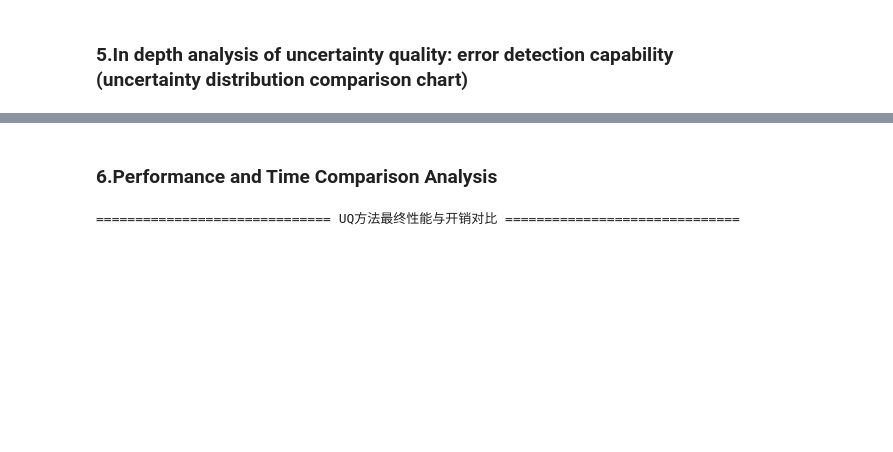
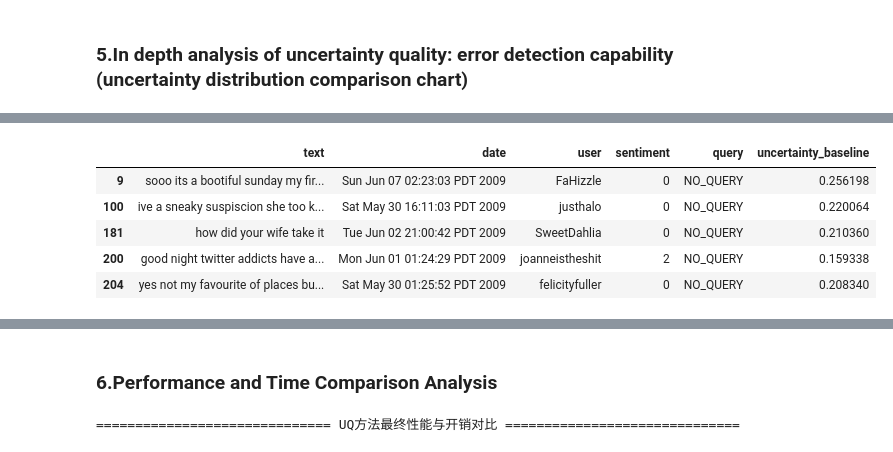
Before and after one commit to YoloYao/Uncertainty-Sentiment-Analysis, a Jupyter notebook: notebooks/3_analysis_visualization.ipynb, the cells around one changed output, grey strips where cells are left out. Cells and saved outputs as stored; diff of their text form; code cells hidden in the pictures; blank space fills up the shorter version.

```diff
--- a/notebooks/3_analysis_visualization.ipynb
+++ b/notebooks/3_analysis_visualization.ipynb
@@ -729,0 +731,86 @@ plt.show()
+# %%
+import pandas as pd
+import numpy as np
+import os
+from src import config # 确保config已导入
+
+# --- 1. 确保所有需要的数据已经从之前的单元格计算得出 ---
+# uncertainty_scores: 包含每种方法不确定性分数的字典
+# y_true_for_roc: 0代表正确预测, 1代表错误预测
+# test_df: 原始的测试集DataFrame
+# results_preds: 包含每种方法预测结果的字典
+
+print("开始进行三个特殊场景的数据筛选...")
+
+# --- 2. 准备工作：创建 report 目录 ---
+OUTPUT_DIR = '../report/'
+os.makedirs(OUTPUT_DIR, exist_ok=True)
+
+# --------------------------------------------------------------------------------
+# 场景一：SNGP的蓝色峰值为何显著低于其他方法？
+# 筛选条件：预测正确，且不确定性极低 (熵 < 0.1)
+# --- 核心修改：我们将这里的逻辑更新为对比基线和SNGP的校准效果 ---
+
+# a. 条件一：基线模型和SNGP都预测正确
+correct_mask_baseline = (results_preds['Baseline'] == y_true)
+correct_mask_sngp = (results_preds['SNGP'] == y_true)
+both_correct_mask = correct_mask_baseline & correct_mask_sngp
+
+# b. 条件二：基线模型极度自信 (熵非常低)
+baseline_confident_mask = uncertainty_scores['Baseline'] < 0.1
+
+# c. 条件三：SNGP模型相对更谨慎 (熵没有那么低)
+sngp_tempered_mask = uncertainty_scores['SNGP'] > 0.1
+
+# d. 组合所有条件，找到目标样本
+final_mask_s1 = both_correct_mask & baseline_confident_mask & sngp_tempered_mask
+sngp_scenario1_indices = np.where(final_mask_s1)[0]
+
+# e. 提取数据并加入对比所需的新列
+sngp_scenario1_df = test_df.iloc[sngp_scenario1_indices].copy()
+sngp_scenario1_df['uncertainty_baseline'] = uncertainty_scores['Baseline'][sngp_scenario1_indices] # <-- 新增/修改
+sngp_scenario1_df['uncertainty_sngp'] = uncertainty_scores['SNGP'][sngp_scenario1_indices]     # <-- 新增/修改
+
+# f. 更新文件名以反映新的分析内容
+sngp_scenario1_df.to_csv(os.path.join(OUTPUT_DIR, '3_5_scenario1_sngp_calibration_effect.csv'), index=False) # <-- 新增/修改
+print(f"\n场景一：找到 {len(sngp_scenario1_df)} 个基线模型极度自信而SNGP更谨慎的样本。")
+# --- 以上是场景一的全部修改 ---
+
+
+# --------------------------------------------------------------------------------
+# 场景二：SNGP的橙色曲线为何在0.15-0.3之间没有小高峰？
+# 筛选条件：预测错误，且不确定性在0.15到0.3之间
+# (这部分代码保持不变)
+# --------------------------------------------------------------------------------
+incorrect_mask = (y_true_for_roc == 1)
+baseline_mid_uncertainty_mask = (uncertainty_scores['Baseline'] > 0.15) & (uncertainty_scores['Baseline'] < 0.3)
+baseline_scenario2_indices = np.where(incorrect_mask & baseline_mid_uncertainty_mask)[0]
+baseline_scenario2_df = test_df.iloc[baseline_scenario2_indices].copy()
+baseline_scenario2_df['uncertainty_baseline'] = uncertainty_scores['Baseline'][baseline_scenario2_indices]
+# --- 核心修改：统一文件名格式 ---
+baseline_scenario2_df.to_csv(os.path.join(OUTPUT_DIR, '3_5_scenario2_baseline_confident_errors.csv'), index=False)
+print(f"场景二：找到 {len(baseline_scenario2_df)} 个基线模型“自信的错误”样本（熵在0.15-0.3之间）。")
+
+
+# --------------------------------------------------------------------------------
+# 场景三：为何蓝色曲线在0.6-0.7之间有一个突然升高的峰值？
+# 筛选条件：预测正确，且不确定性在0.6到0.7之间
+# (这部分代码中的 correct_mask 变量名修正)
+# --------------------------------------------------------------------------------
+correct_mask_sngp_s3 = (results_preds['SNGP'] == y_true) # <-- 新增/修改: 使用SNGP的正确预测
+high_uncertainty_mask_correct = (uncertainty_scores['SNGP'] > 0.6) & (uncertainty_scores['SNGP'] < 0.7)
+sngp_scenario3_indices = np.where(correct_mask_sngp_s3 & high_uncertainty_mask_correct)[0] # <-- 新增/修改
+sngp_scenario3_df = test_df.iloc[sngp_scenario3_indices].copy()
+sngp_scenario3_df['uncertainty_sngp'] = uncertainty_scores['SNGP'][sngp_scenario3_indices]
+# --- 核心修改：统一文件名格式 ---
+sngp_scenario3_df.to_csv(os.path.join(OUTPUT_DIR, '3_5_scenario3_sngp_uncertain_correct.csv'), index=False)
+print(f"场景三：找到 {len(sngp_scenario3_df)} 个SNGP“不确定的正确”样本（熵在0.6-0.7之间）。")
+
+print(f"\n所有筛选结果已保存到 '{os.path.abspath(OUTPUT_DIR)}' 目录下。")
+
+# 打印场景二和场景三的少量样本作为预览
+print("\n--- 场景二预览：基线模型自信犯错的句子 ---")
+display(baseline_scenario2_df.head())
+print("\n--- 场景三预览：SNGP模型犹豫但答对的句子 ---")
+display(sngp_scenario3_df.head())
+# %% [output]
@@ -729,0 +826,6 @@ plt.show()
+|  | text | date | user | sentiment | query | uncertainty_baseline |
+| 9 | sooo its a bootiful sunday my fir... | Sun Jun 07 02:23:03 PDT 2009 | FaHizzle | 0 | NO_QUERY | 0.256198 |
+| 100 | ive a sneaky suspiscion she too k... | Sat May 30 16:11:03 PDT 2009 | justhalo | 0 | NO_QUERY | 0.220064 |
+| 181 | how did your wife take it | Tue Jun 02 21:00:42 PDT 2009 | SweetDahlia | 0 | NO_QUERY | 0.210360 |
+| 200 | good night twitter addicts have a... | Mon Jun 01 01:24:29 PDT 2009 | joanneistheshit | 2 | NO_QUERY | 0.159338 |
+| 204 | yes not my favourite of places bu... | Sat May 30 01:25:52 PDT 2009 | felicityfuller | 0 | NO_QUERY | 0.208340 |
```
Also changed, not shown: parts of 10 cells of this notebook, 5 other files.
